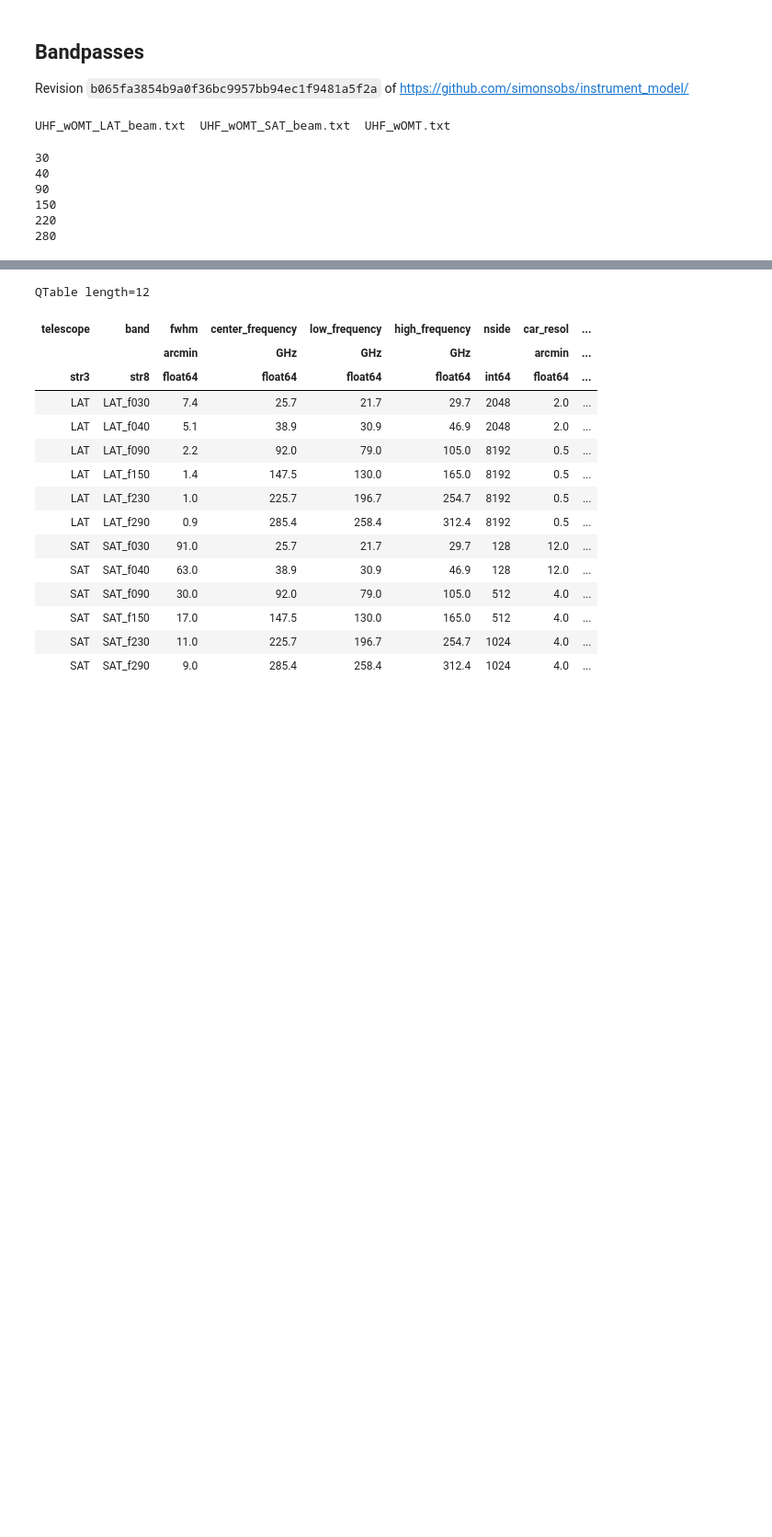
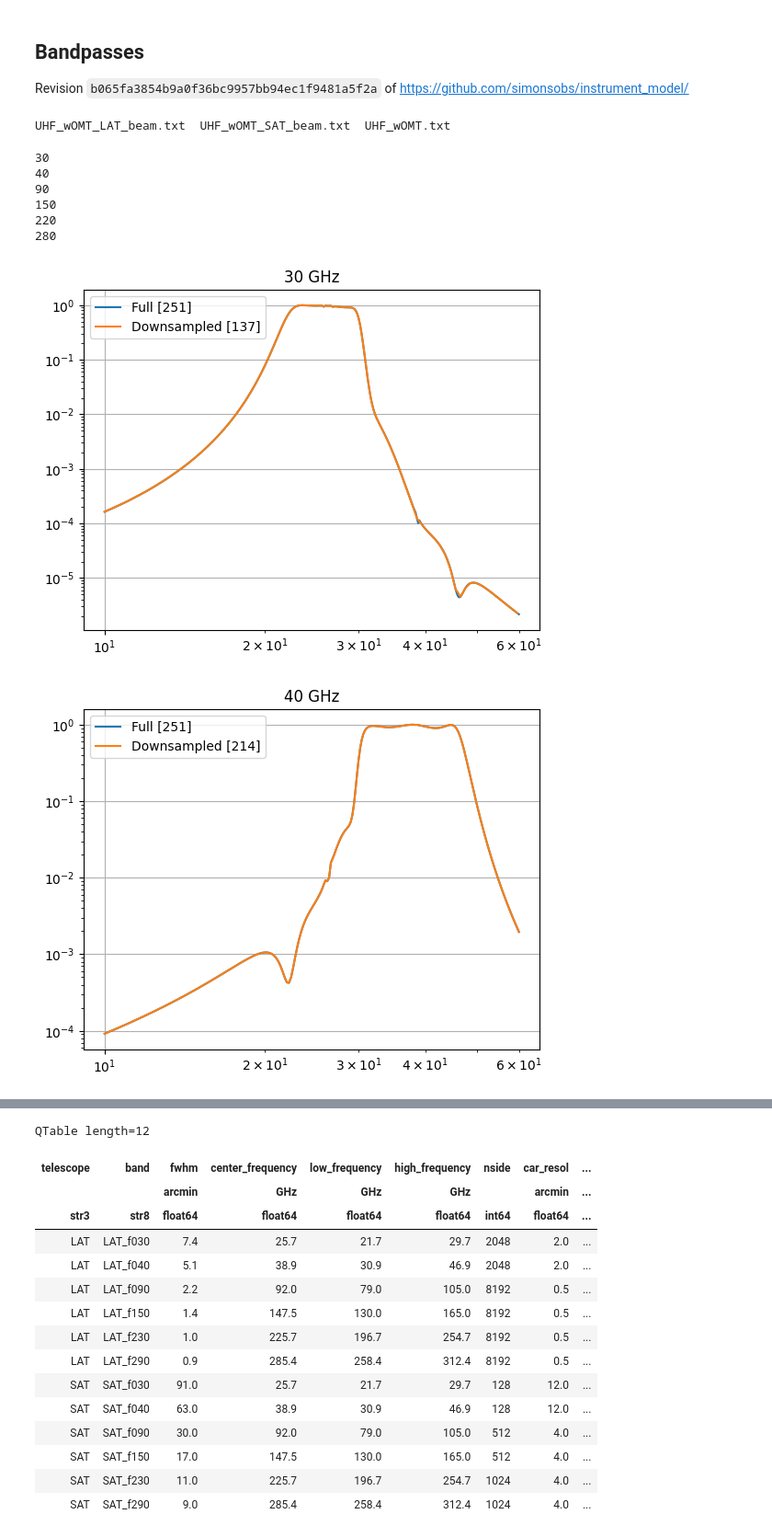
Before and after one commit to simonsobs/map_based_simulations, a Jupyter notebook: 202208_galactic_foregrounds/simonsobs_instrument_parameters_2023.03/extract_so_instrument_parameters.ipynb, the cells around one changed output, grey strips where cells are left out. Shown at 92% size. Drawn from its saved outputs; the diff is of its cells as text; code cells hidden in the pictures; blank space fills up the shorter version.

Commit message:
downsample bandpasses

```diff
--- a/202208_galactic_foregrounds/simonsobs_instrument_parameters_2023.03/extract_so_instrument_parameters.ipynb
+++ b/202208_galactic_foregrounds/simonsobs_instrument_parameters_2023.03/extract_so_instrument_parameters.ipynb
@@ -91,24 +94,41 @@ bandpass_files = [
 # %%
 from astropy.io import ascii
 
 for f in bandpass_files:
     modeled_bandpasses = ascii.read(f)
     for band in modeled_bandpasses.keys()[1:]:
         freq = int(band.split()[0])
         print(freq)
         if freq == 220:
             freq = 230
         if freq == 280:
             freq = 290
         freq_label = "Freq" if freq < 50 else "Frequency (GHz)"
+        if len(modeled_bandpasses) > 50:
+            plt.figure()
+            plt.title(band)
+            plt.plot(modeled_bandpasses[freq_label], modeled_bandpasses[band], label=f"Full [{len(modeled_bandpasses)}]")
+            above_thres, = np.where(modeled_bandpasses[band] /modeled_bandpasses[band].max() > 1e-3)
+            downsample = 5
+            good = np.concatenate([np.arange(0, above_thres[0], downsample), np.arange( above_thres[0], above_thres[-1]), np.arange(above_thres[-1], len(modeled_bandpasses), downsample)])
+            bandpass_column = modeled_bandpasses[band][good][modeled_bandpasses[band][good] > 1e-7]
+            freq_column = modeled_bandpasses[freq_label][good][modeled_bandpasses[band][good] > 1e-7]
+            plt.loglog(freq_column, bandpass_column, label=f"Downsampled [{len(bandpass_column)}]")
+            plt.legend()
+            plt.grid()
+        else:
+            freq_column = modeled_bandpasses[freq_label]
+            bandpass_column = modeled_bandpasses[band]
         QTable({
-        "bandpass_frequency":modeled_bandpasses[freq_label]*u.GHz,
-        "bandpass_weight":modeled_bandpasses[band]
+        "bandpass_frequency":freq_column*u.GHz,
+        "bandpass_weight":bandpass_column
         }).write(f"bandpass_f{freq:03d}.tbl", format="ascii.ipac", overwrite=True)
 # %% [output]
 30
 40
 90
 150
 220
 280
+[figure, added]
+[figure, added]
```
Also changed, not shown: parts of 2 cells of this notebook, 6 other files.
